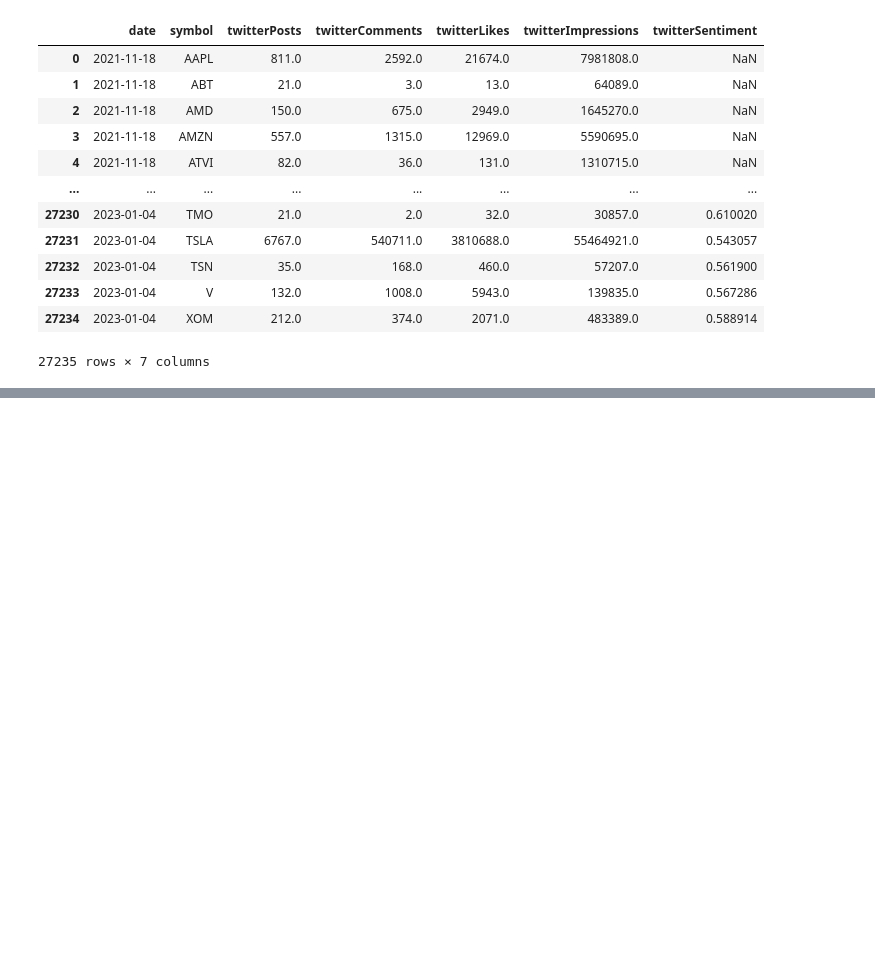
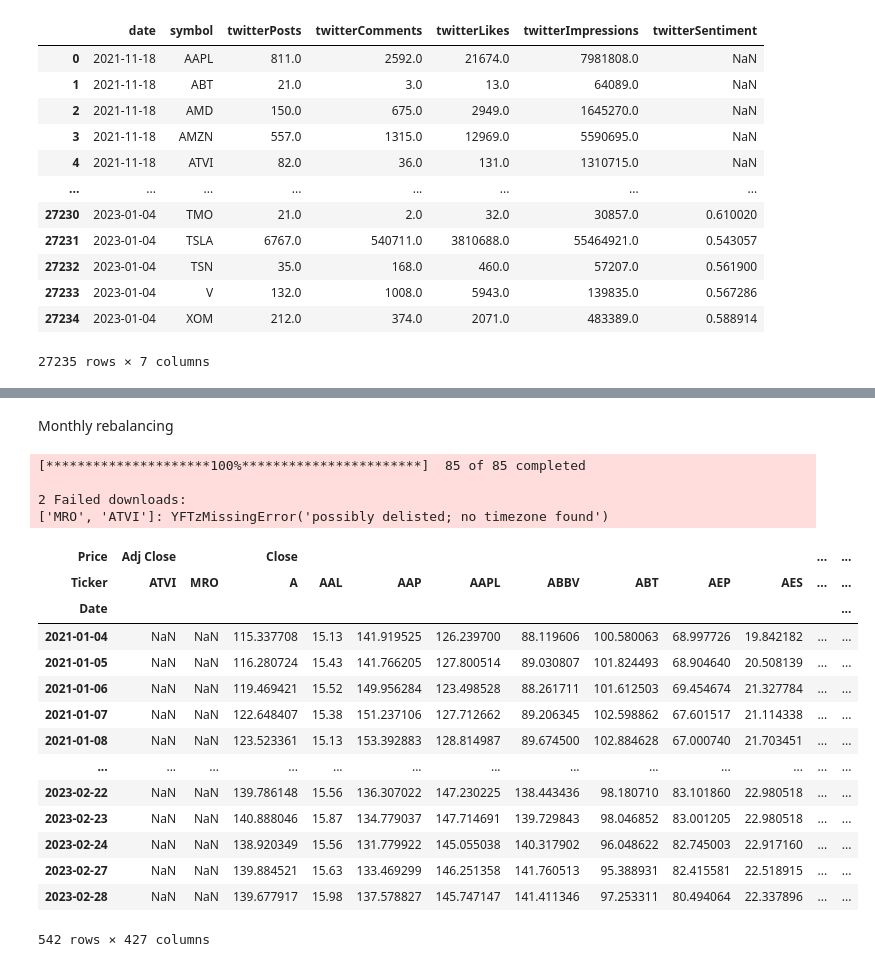
Before and after one commit to devtcu/Machine-Learning, a Jupyter notebook: Quant/sentiment.ipynb, the cells around one changed output, grey strips where cells are left out. Saved outputs shown, nothing was run; the diff lists cells and outputs as text; code cells hidden in the pictures; blank space fills up the shorter version.

```diff
--- a/Quant/sentiment.ipynb
+++ b/Quant/sentiment.ipynb
@@ -30,0 +33,6 @@ sentiment_df
+# %%
+sentiment_df['date'] = pd.to_datetime(sentiment_df['date'])
+
+sentiment_df = sentiment_df.set_index(['date', 'symbol'])
+
+sentiment_df
@@ -30,0 +56,4 @@ sentiment_df
+# %%
+sentiment_df['engagement_ratio'] = sentiment_df['twitterComments'] / sentiment_df['twitterLikes']
+
+sentiment_df
@@ -30,0 +77,4 @@ sentiment_df
+# %%
+sentiment_df = sentiment_df[(sentiment_df['twitterComments'] > 10) & (sentiment_df['twitterLikes'] > 20)]
+
+sentiment_df
@@ -30,0 +180,29 @@ sentiment_df
+# %% [markdown]
+Monthly rebalancing
+# %%
+stocks_list = sentiment_df.index.get_level_values('symbol').unique().tolist()
+
+prices_df = yf.download(tickers=stocks_list, start='2021-01-01', end='2023-03-01')
+# %% [output]
+[*********************100%***********************]  85 of 85 completed
+
+2 Failed downloads:
+['MRO', 'ATVI']: YFTzMissingError('possibly delisted; no timezone found')
+# %%
+prices_df
+# %% [output]
+| Price | Adj Close |  | Close |  |  |  |  |  |  |  | ... | ... |
+| Ticker | ATVI | MRO | A | AAL | AAP | AAPL | ABBV | ABT | AEP | AES | ... | ... |
+| Date |  |  |  |  |  |  |  |  |  |  |  | ... |
+| 2021-01-04 | NaN | NaN | 115.337708 | 15.13 | 141.919525 | 126.239700 | 88.119606 | 100.580063 | 68.997726 | 19.842182 | ... | ... |
+| 2021-01-05 | NaN | NaN | 116.280724 | 15.43 | 141.766205 | 127.800514 | 89.030807 | 101.824493 | 68.904640 | 20.508139 | ... | ... |
+| 2021-01-06 | NaN | NaN | 119.469421 | 15.52 | 149.956284 | 123.498528 | 88.261711 | 101.612503 | 69.454674 | 21.327784 | ... | ... |
+| 2021-01-07 | NaN | NaN | 122.648407 | 15.38 | 151.237106 | 127.712662 | 89.206345 | 102.598862 | 67.601517 | 21.114338 | ... | ... |
+| 2021-01-08 | NaN | NaN | 123.523361 | 15.13 | 153.392883 | 128.814987 | 89.674500 | 102.884628 | 67.000740 | 21.703451 | ... | ... |
+| ... | ... | ... | ... | ... | ... | ... | ... | ... | ... | ... | ... | ... |
+| 2023-02-22 | NaN | NaN | 139.786148 | 15.56 | 136.307022 | 147.230225 | 138.443436 | 98.180710 | 83.101860 | 22.980518 | ... | ... |
+| 2023-02-23 | NaN | NaN | 140.888046 | 15.87 | 134.779037 | 147.714691 | 139.729843 | 98.046852 | 83.001205 | 22.980518 | ... | ... |
+| 2023-02-24 | NaN | NaN | 138.920349 | 15.56 | 131.779922 | 145.055038 | 140.317902 | 96.048622 | 82.745003 | 22.917160 | ... | ... |
+| 2023-02-27 | NaN | NaN | 139.884521 | 15.63 | 133.469299 | 146.251358 | 141.760513 | 95.388931 | 82.415581 | 22.518915 | ... | ... |
+| 2023-02-28 | NaN | NaN | 139.677917 | 15.98 | 137.578827 | 145.747147 | 141.411346 | 97.253311 | 80.494064 | 22.337896 | ... | ... |
+542 rows × 427 columns
```
Also changed, not shown: parts of 19 cells of this notebook, 1 other file.
